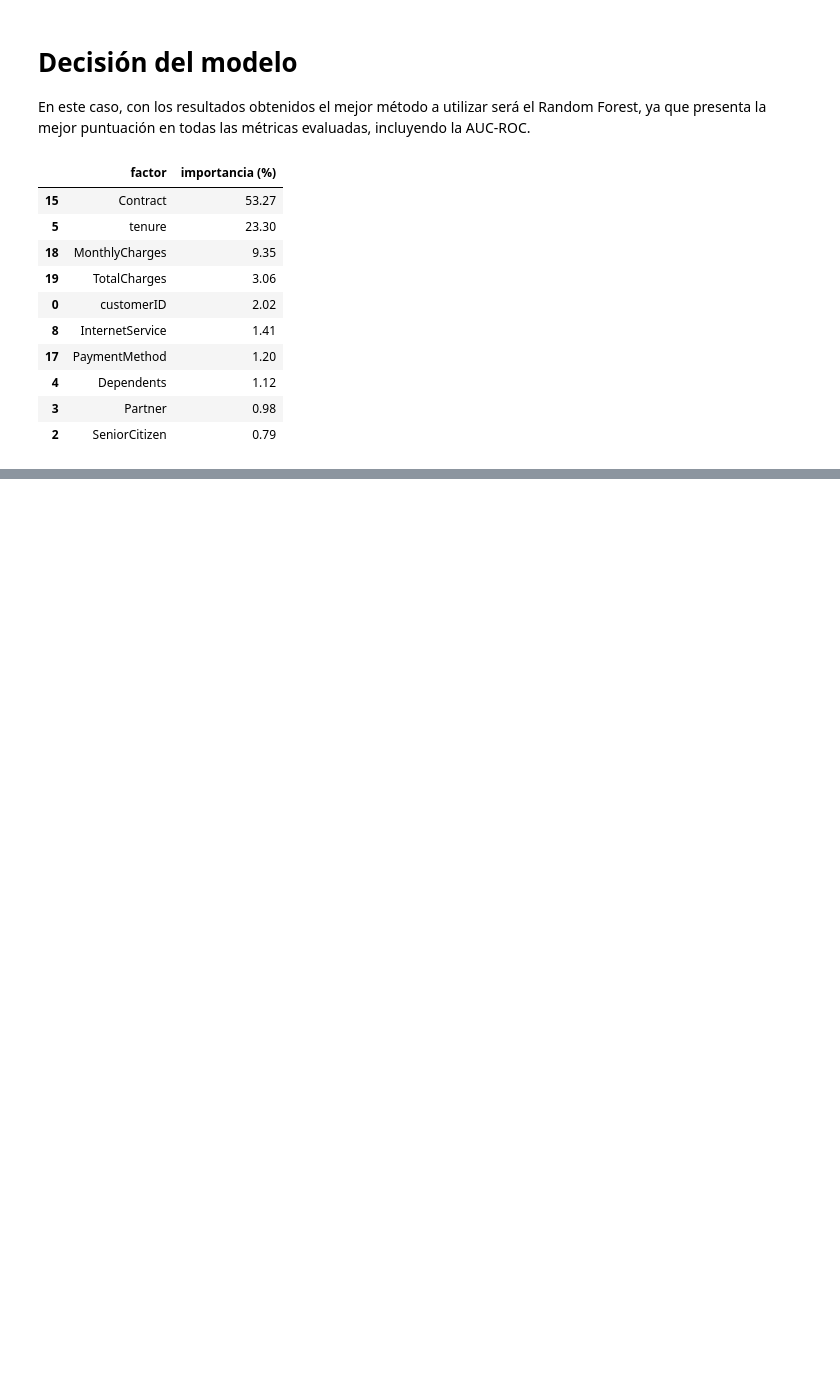
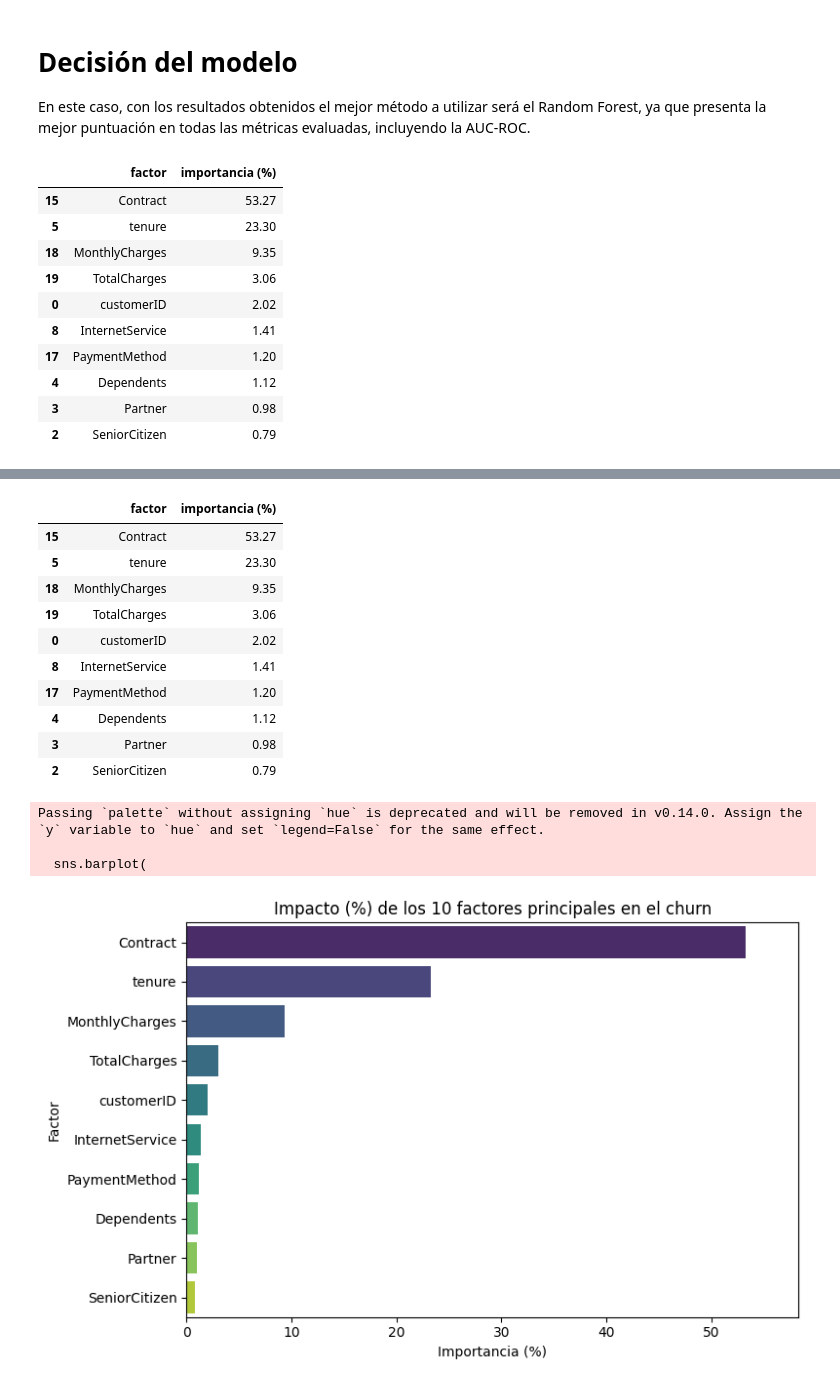
Before and after one commit to frankliramos/Portafolio, a Jupyter notebook: Telco esp.ipynb, the cells around one changed output, grey strips where cells are left out. Saved outputs shown, nothing was run; the diff lists cells and outputs as text; code cells hidden in the pictures; blank space fills up the shorter version.

```diff
--- a/Telco esp.ipynb
+++ b/Telco esp.ipynb
@@ -351,0 +437,38 @@ display(top_10_factores)
+# %%
+# Cuantificación del impacto de los 10 factores principales en la predicción de churn (en %)
+
+# Tomamos la importancia relativa de cada factor del modelo Random Forest
+impacto_factores = top_10_factores.copy()
+impacto_factores['importancia (%)'] = impacto_factores['importancia (%)'].round(2)
+
+# Mostramos el impacto en porcentaje y con números cortos
+display(impacto_factores)
+
+# También mostramos el impacto como gráfico de barras
+plt.figure(figsize=(8, 5))
+sns.barplot(
+    y='factor', x='importancia (%)', data=impacto_factores,
+    palette='viridis', orient='h'
+)
+plt.title('Impacto (%) de los 10 factores principales en el churn')
+plt.xlabel('Importancia (%)')
+plt.ylabel('Factor')
+plt.xlim(0, impacto_factores['importancia (%)'].max() + 5)
+plt.tight_layout()
+plt.show()
+# %% [output]
+|  | factor | importancia (%) |
+| 15 | Contract | 53.27 |
+| 5 | tenure | 23.30 |
+| 18 | MonthlyCharges | 9.35 |
+| 19 | TotalCharges | 3.06 |
+| 0 | customerID | 2.02 |
+| 8 | InternetService | 1.41 |
+| 17 | PaymentMethod | 1.20 |
+| 4 | Dependents | 1.12 |
+| 3 | Partner | 0.98 |
+| 2 | SeniorCitizen | 0.79 |
+Passing `palette` without assigning `hue` is deprecated and will be removed in v0.14.0. Assign the `y` variable to `hue` and set `legend=False` for the same effect.
+
+  sns.barplot(
+[figure, added]
```
Also changed, not shown: parts of 7 cells of this notebook.
